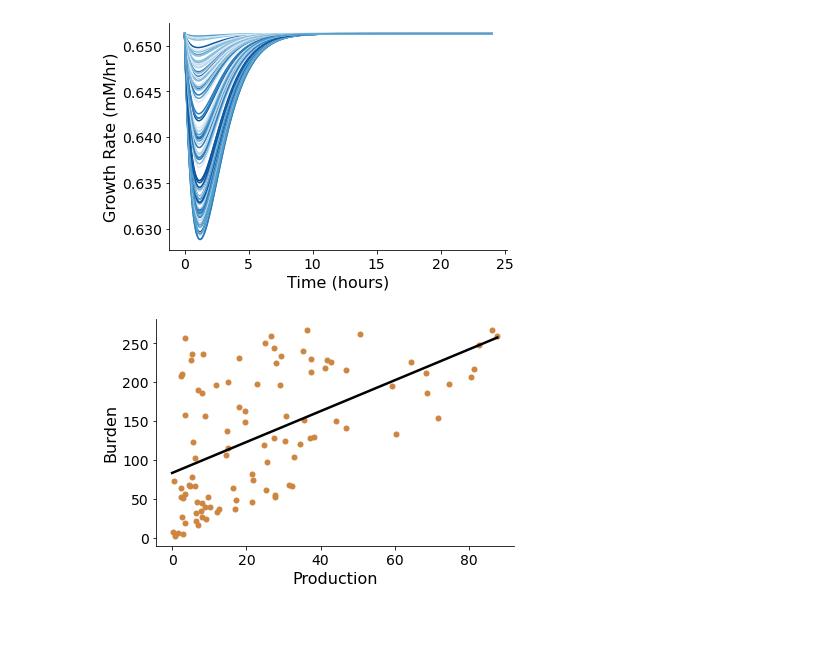
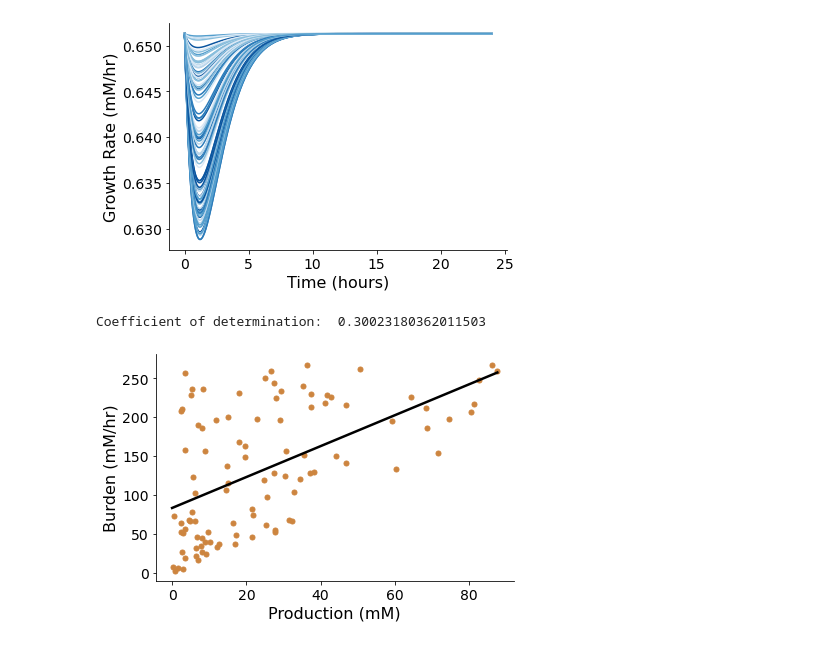
Before and after one commit to cjmerzbacher/joint-simulator, a Jupyter notebook: beta_carotene/bcar_viz.ipynb, the cells around one changed output. Cells and saved outputs as stored; diff of their text form; code cells hidden in the pictures.

```diff
--- a/beta_carotene/bcar_viz.ipynb
+++ b/beta_carotene/bcar_viz.ipynb
@@ -82,20 +84,22 @@ for w in fba_data_total.W.unique():
 # %%
 ###FIGURE: Burden vs. production
 fig = plt.figure(figsize=(6,4))
 ax = fig.add_subplot()
-ax.set_xlabel('Production', fontsize=16)
-ax.set_ylabel('Burden', fontsize=16)
+ax.set_xlabel('Production (mM)', fontsize=16)
+ax.set_ylabel('Burden (mM/hr)', fontsize=16)
 ax.tick_params(axis='y', labelsize=14)
 ax.tick_params(axis='x', labelsize=14)
 for axis in ['top','right']:
     ax.spines[axis].set_linewidth(0)
 
 ax.plot(sum_data_total.bcar_tot, burdens, '.', c='peru', ms=10)
 #Plot linear regression line
 b, a = np.polyfit(sum_data_total.bcar_tot, burdens, deg=1)
 xseq = np.linspace(0, max(sum_data_total.bcar_tot), num=100)
 ax.plot(xseq, a + b * xseq, c='black', lw=2.5)
-
+coefficient_of_dermination = r2_score(burdens, a + b * sum_data_total.bcar_tot)
+print('Coefficient of determination: ', coefficient_of_dermination)
 fig.tight_layout()
 # %% [output]
+Coefficient of determination:  0.30023180362011503
-[figure, old version]
+[figure, new version]
```
Also changed, not shown: parts of 6 cells of this notebook.
